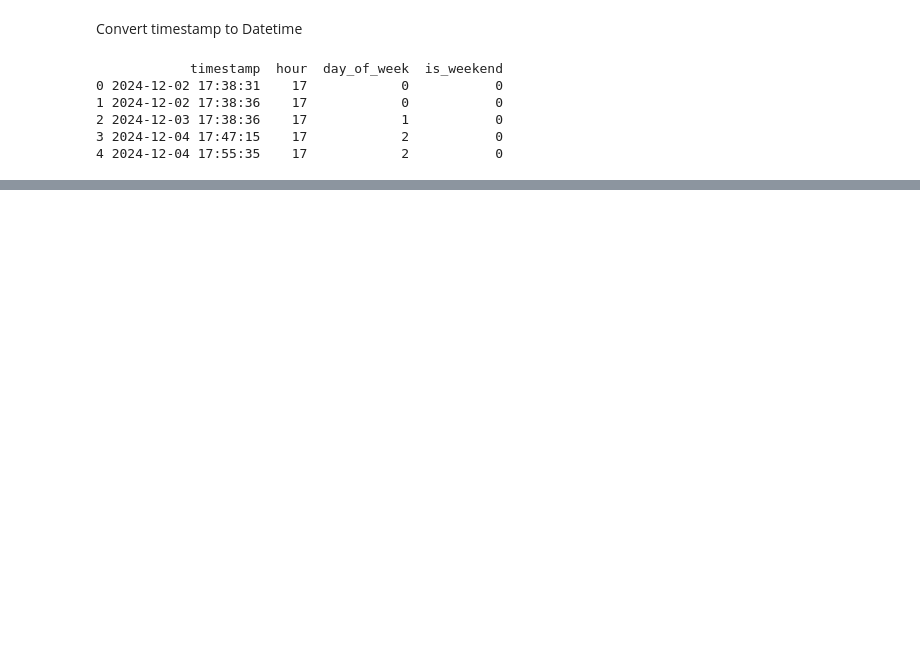
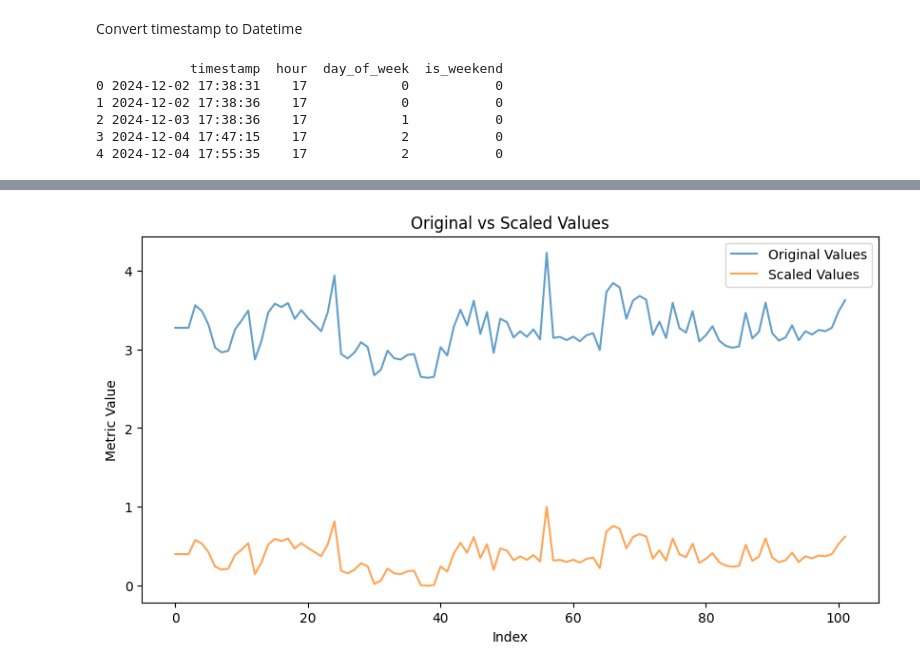
Before and after one commit to franciscocunha55/mlOpsProjects, a Jupyter notebook: predict_cpu_usage/cpu_usage.ipynb, the cells around one changed output, grey strips where cells are left out. Drawn from its saved outputs; the diff is of its cells as text; code cells hidden in the pictures; blank space fills up the shorter version.

Commit message:
feat: normalize metric values column

```diff
--- a/predict_cpu_usage/cpu_usage.ipynb
+++ b/predict_cpu_usage/cpu_usage.ipynb
@@ -79,0 +85,8 @@ plt.show()
+# %%
+from sklearn.preprocessing import MinMaxScaler
+
+scaler = MinMaxScaler()
+
+data["scaled_value"] = scaler.fit_transform(data[["value"]])
+
+print(data[['value', 'scaled_value']].head())
@@ -79,0 +101,16 @@ plt.show()
+# %%
+plt.figure(figsize=(10, 5))
+
+# Original values
+plt.plot(data['value'], label='Original Values', alpha=0.7)
+
+# Scaled values
+plt.plot(data['scaled_value'], label='Scaled Values', alpha=0.7)
+
+plt.legend()
+plt.title('Original vs Scaled Values')
+plt.xlabel('Index')
+plt.ylabel('Metric Value')
+plt.show()
+# %% [output]
+[figure, added]
```
Also changed, not shown: parts of 5 cells of this notebook.
